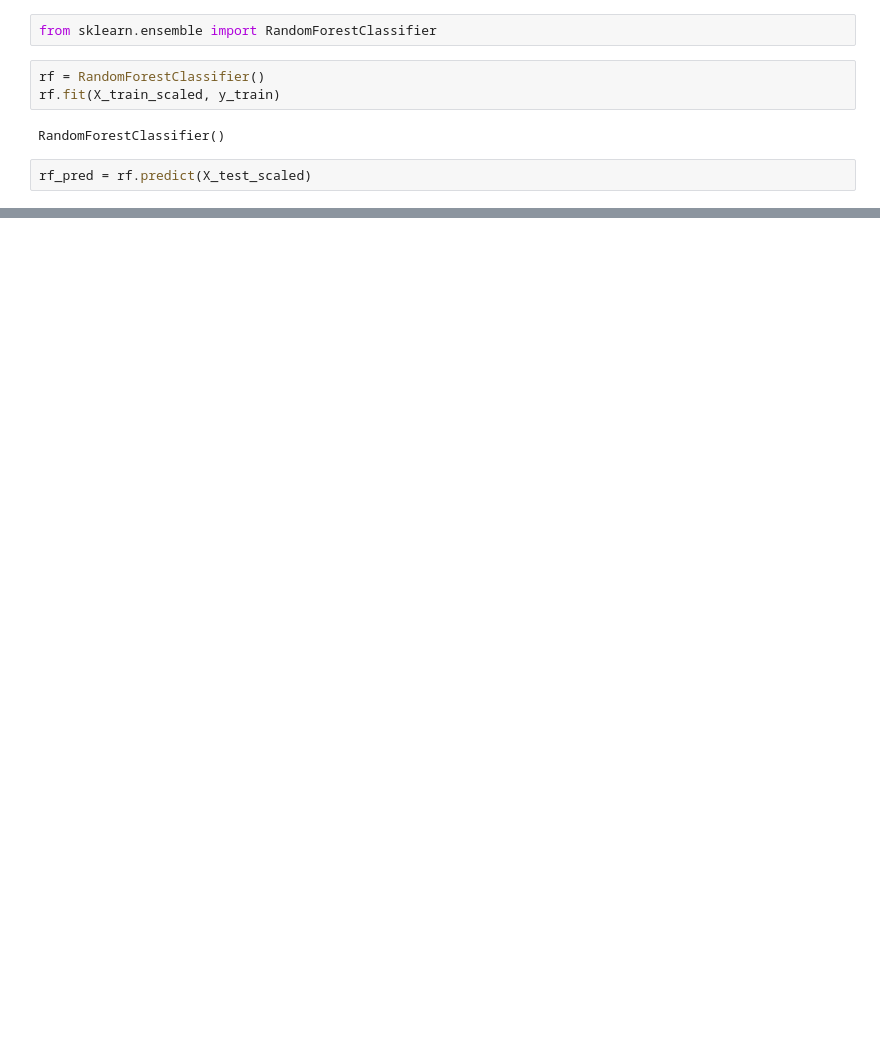
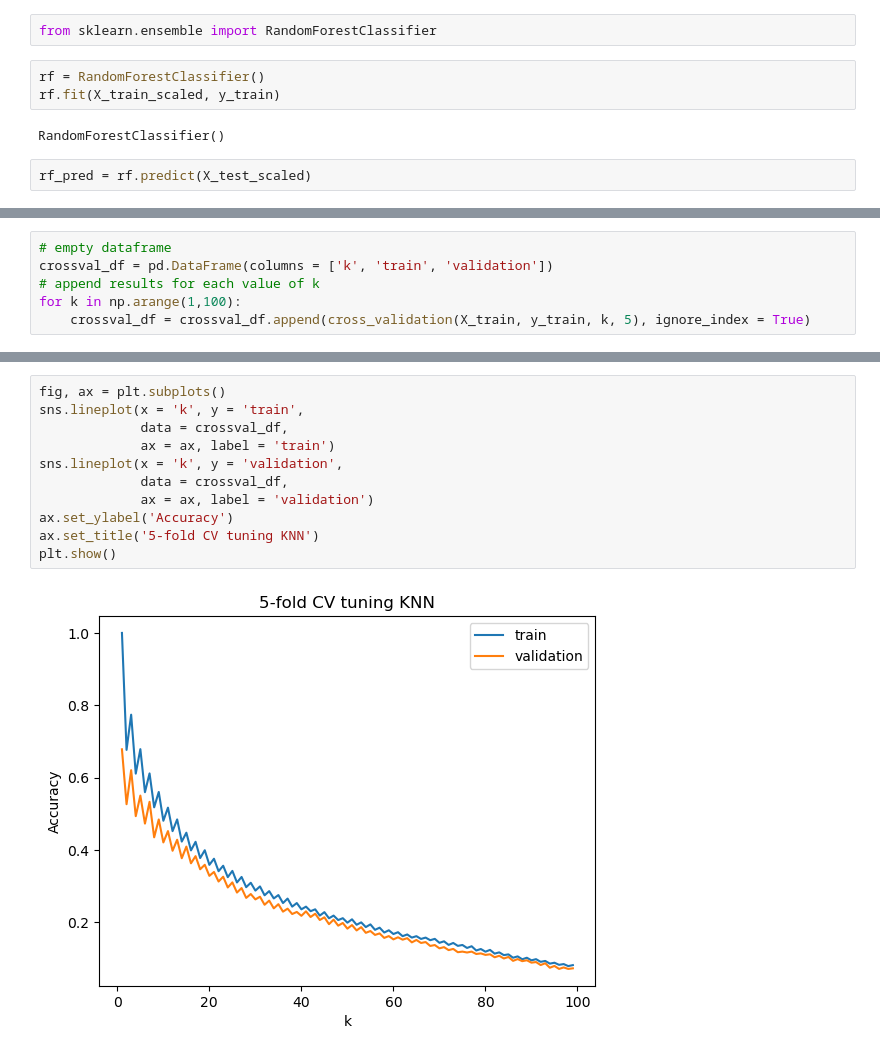
Before and after one commit to Kellyajara/Music_Classification, a Jupyter notebook: Models.ipynb, the cells around one changed output, grey strips where cells are left out. Cells and saved outputs as stored; diff of their text form; blank space fills up the shorter version.

```diff
--- a/Models.ipynb
+++ b/Models.ipynb
@@ -257,0 +338,6 @@ weighted avg       0.97      0.48      0.61       304
+# %%
+# empty dataframe
+crossval_df = pd.DataFrame(columns = ['k', 'train', 'validation'])
+# append results for each value of k
+for k in np.arange(1,100):
+    crossval_df = crossval_df.append(cross_validation(X_train, y_train, k, 5), ignore_index = True)
@@ -257,0 +357,13 @@ weighted avg       0.97      0.48      0.61       304
+# %%
+fig, ax = plt.subplots()
+sns.lineplot(x = 'k', y = 'train',
+             data = crossval_df,
+             ax = ax, label = 'train')
+sns.lineplot(x = 'k', y = 'validation',
+             data = crossval_df,
+             ax = ax, label = 'validation')
+ax.set_ylabel('Accuracy')
+ax.set_title('5-fold CV tuning KNN')
+plt.show()
+# %% [output]
+[figure, added]
```
Also changed, not shown: parts of 30 cells of this notebook.
